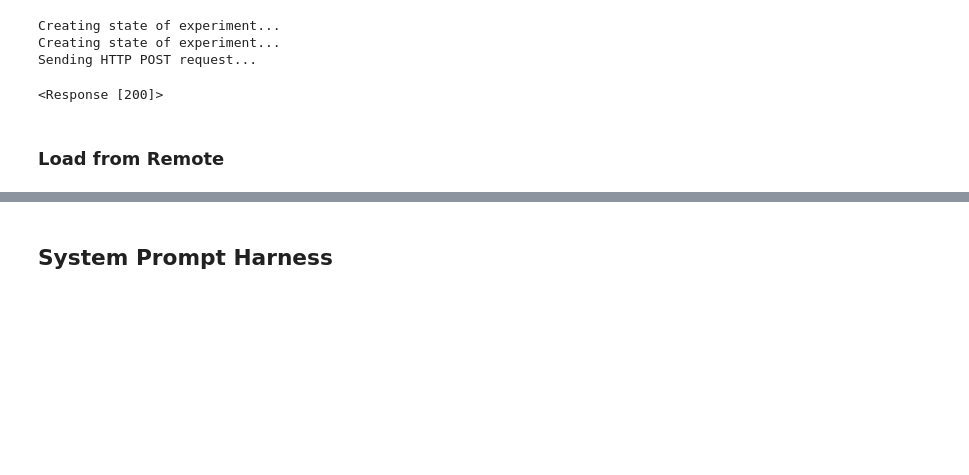
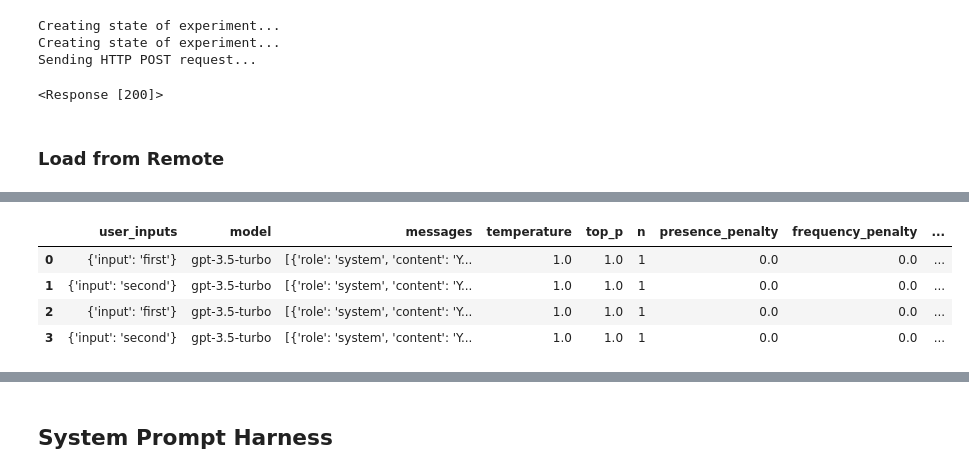
Before and after one commit to hegelai/prompttools, a Jupyter notebook: examples/notebooks/remote/Saving_and_Loading_ExperimentHarness_to_Remote.ipynb, the cells around one changed output, grey strips where cells are left out. Drawn from its saved outputs; the diff is of its cells as text; code cells hidden in the pictures; blank space fills up the shorter version.

```diff
--- a/examples/notebooks/remote/Saving_and_Loading_ExperimentHarness_to_Remote.ipynb
+++ b/examples/notebooks/remote/Saving_and_Loading_ExperimentHarness_to_Remote.ipynb
@@ -54,3 +64,9 @@ harness_from_load.visualize()
 # %%
-harness_from_load.run()
+harness_from_load.run(clear_previous_results=True)  # You can set to `False` to persist previous results
 harness_from_load.visualize()
+# %% [output]
+|  | user_inputs | model | messages | temperature | top_p | n | presence_penalty | frequency_penalty | ... |
+| 0 | {'input': 'first'} | gpt-3.5-turbo | [{'role': 'system', 'content': 'Y... | 1.0 | 1.0 | 1 | 0.0 | 0.0 | ... |
+| 1 | {'input': 'second'} | gpt-3.5-turbo | [{'role': 'system', 'content': 'Y... | 1.0 | 1.0 | 1 | 0.0 | 0.0 | ... |
+| 2 | {'input': 'first'} | gpt-3.5-turbo | [{'role': 'system', 'content': 'Y... | 1.0 | 1.0 | 1 | 0.0 | 0.0 | ... |
+| 3 | {'input': 'second'} | gpt-3.5-turbo | [{'role': 'system', 'content': 'Y... | 1.0 | 1.0 | 1 | 0.0 | 0.0 | ... |
```
Also changed, not shown: parts of 15 cells of this notebook.
